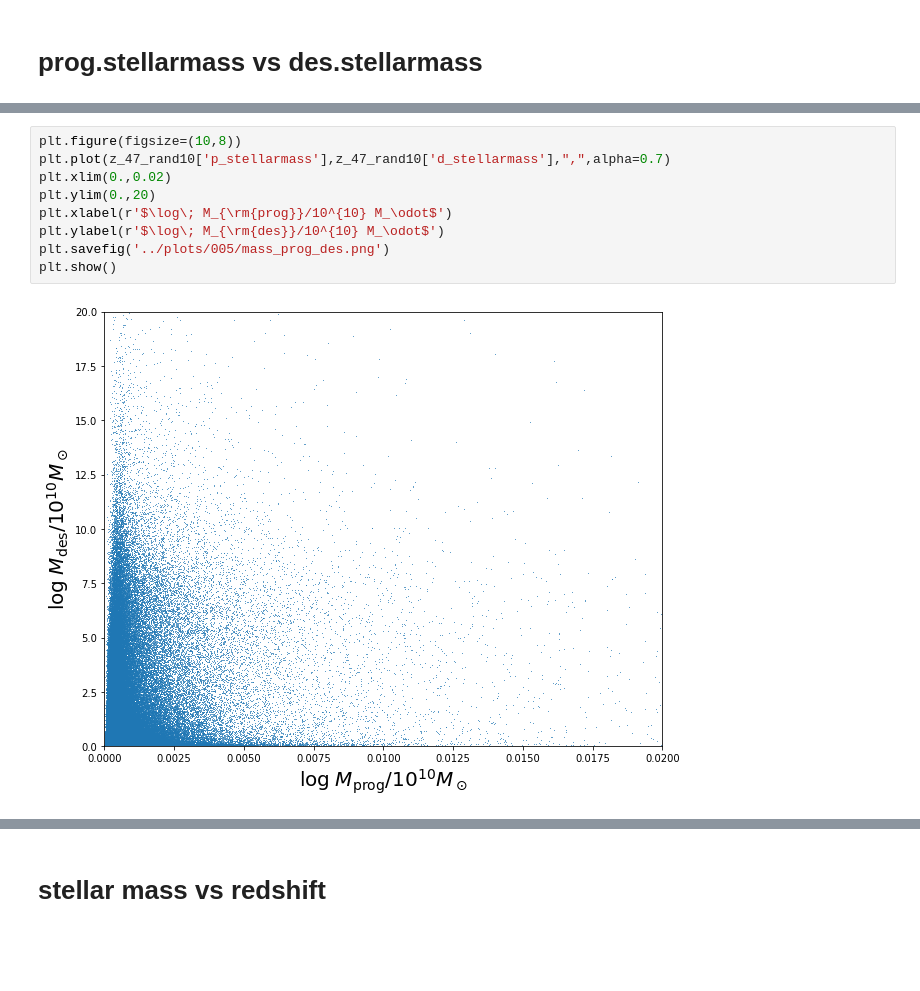
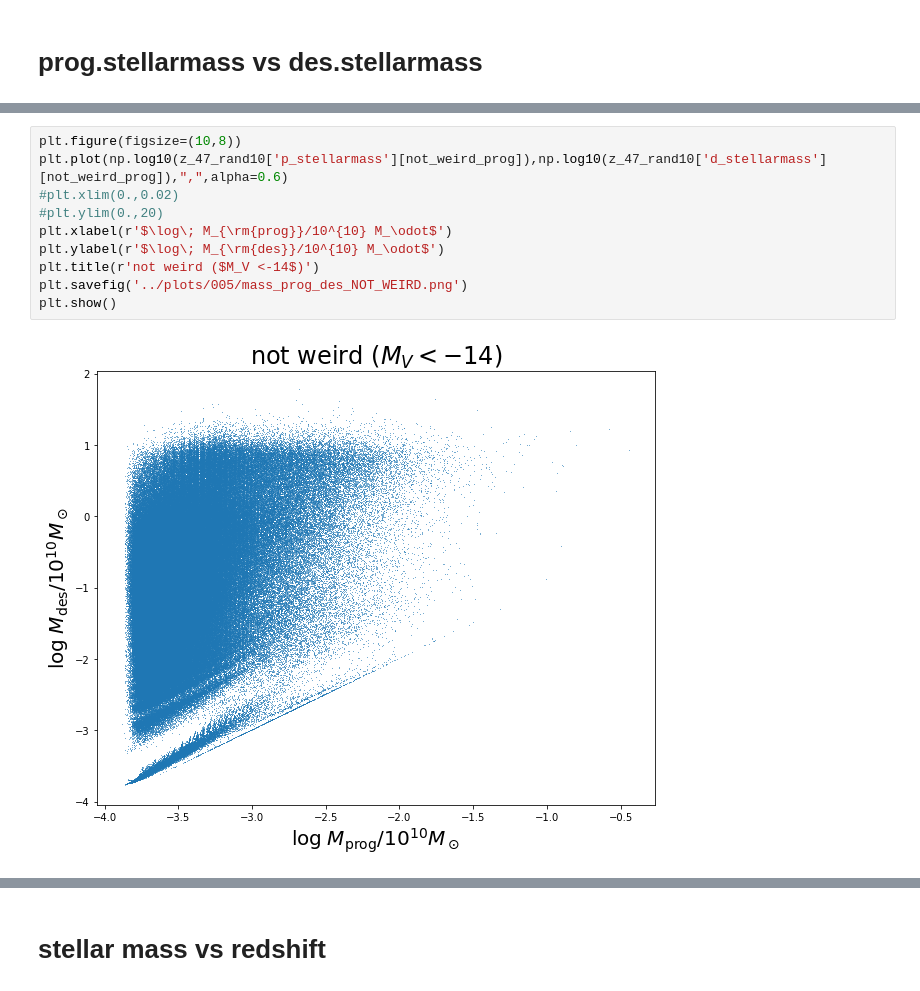
Before and after one commit to GiorgioManzoni/VIPERS_GALFORM, a Jupyter notebook: 005_progenitor.ipynb, the cells around one changed output, grey strips where cells are left out. Saved outputs shown, nothing was run; the diff lists cells and outputs as text; blank space fills up the shorter version.

```diff
--- a/005_progenitor.ipynb
+++ b/005_progenitor.ipynb
@@ -882,11 +908,12 @@ plt.show()
 # %%
 plt.figure(figsize=(10,8))
-plt.plot(z_47_rand10['p_stellarmass'],z_47_rand10['d_stellarmass'],",",alpha=0.7)
-plt.xlim(0.,0.02)
-plt.ylim(0.,20)
+plt.plot(np.log10(z_47_rand10['p_stellarmass'][not_weird_prog]),np.log10(z_47_rand10['d_stellarmass'][not_weird_prog]),",",alpha=0.6)
+#plt.xlim(0.,0.02)
+#plt.ylim(0.,20)
 plt.xlabel(r'$\log\; M_{\rm{prog}}/10^{10} M_\odot$')
 plt.ylabel(r'$\log\; M_{\rm{des}}/10^{10} M_\odot$')
-plt.savefig('../plots/005/mass_prog_des.png')
+plt.title(r'not weird ($M_V <-14$)')
+plt.savefig('../plots/005/mass_prog_des_NOT_WEIRD.png')
 plt.show()
 # %% [output]
-[figure, old version]
+[figure, new version]
```
Also changed, not shown: parts of 6 cells of this notebook, 1 other file.
